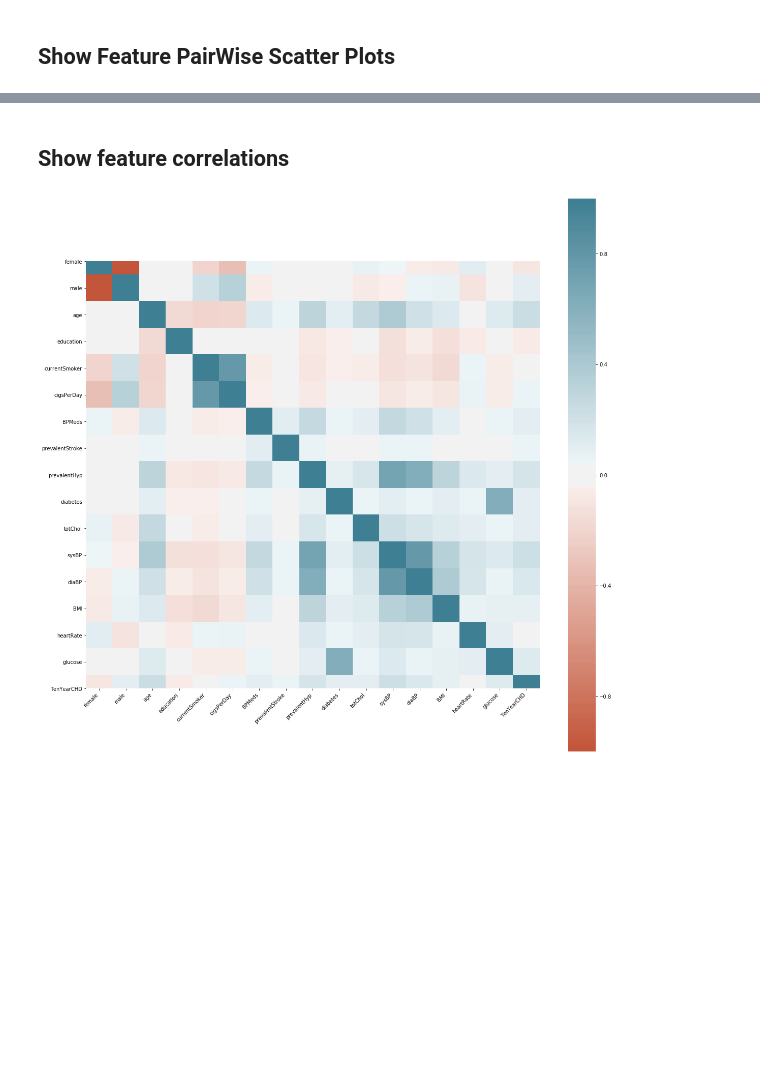
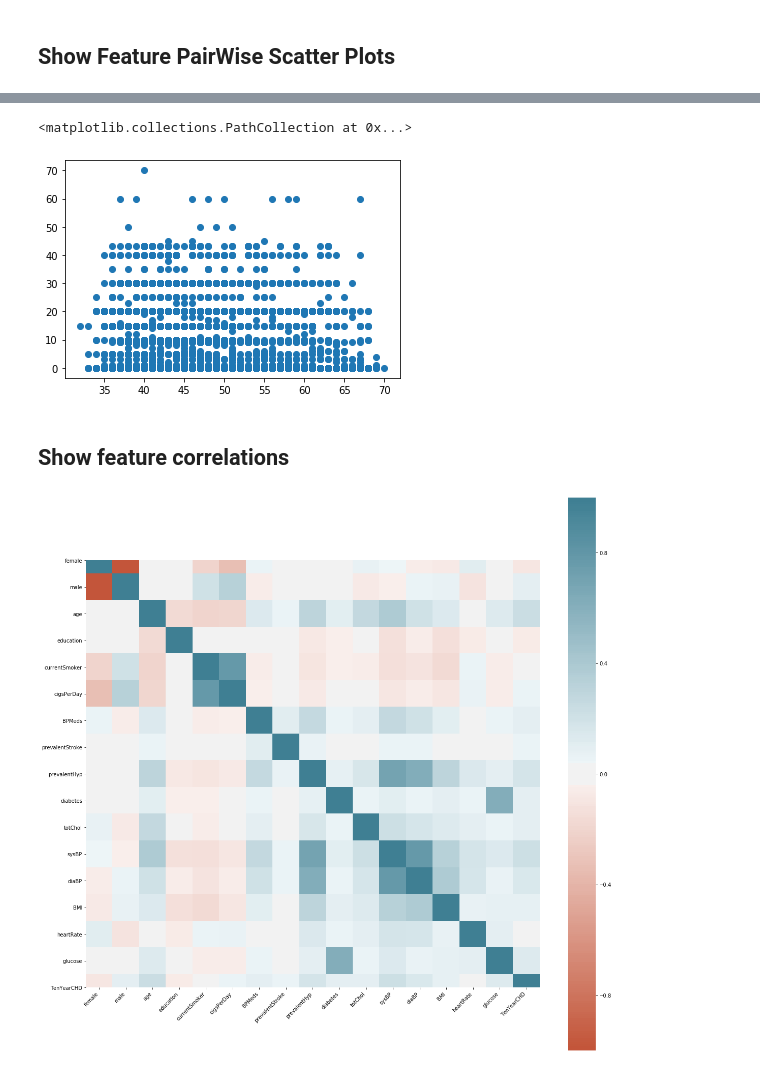
Before and after one commit to amareyah/MaxinAI_Education, a Jupyter notebook: ml_intro/workshop_1_problem_1.ipynb, the cells around one changed output, grey strips where cells are left out. Cells and saved outputs as stored; diff of their text form; code cells hidden in the pictures; blank space fills up the shorter version.

```diff
--- a/ml_intro/workshop_1_problem_1.ipynb
+++ b/ml_intro/workshop_1_problem_1.ipynb
@@ -235,3 +332,8 @@ pd.plotting.scatter_matrix(heart_df, figsize=(20, 20));
+# %%
+plt.scatter(heart_df['age'], heart_df['cigsPerDay'])
+# %% [output]
+<matplotlib.collections.PathCollection at 0x...>
+[figure, added]
 # %% [markdown]
 ## Show feature correlations
 # %%
```
Also changed, not shown: parts of 41 cells of this notebook, 1 other file.
